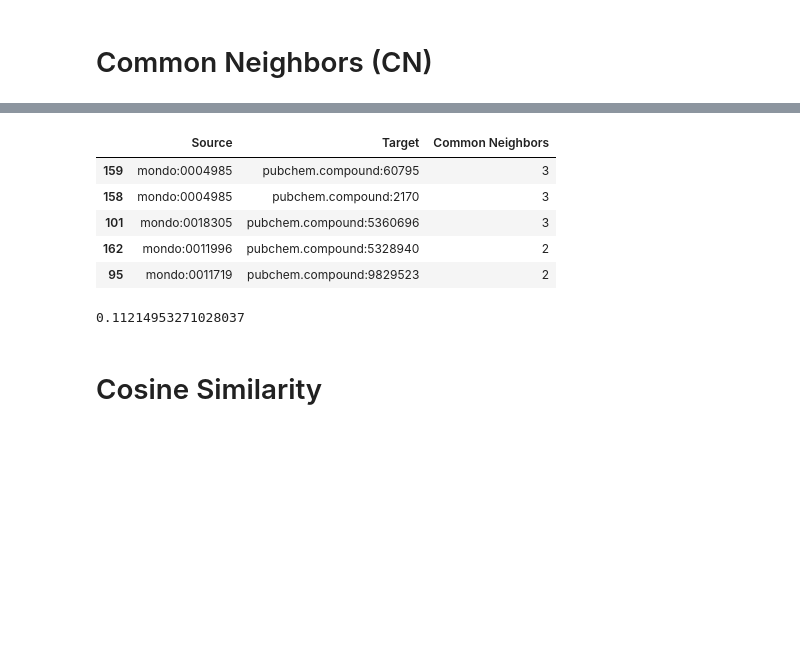
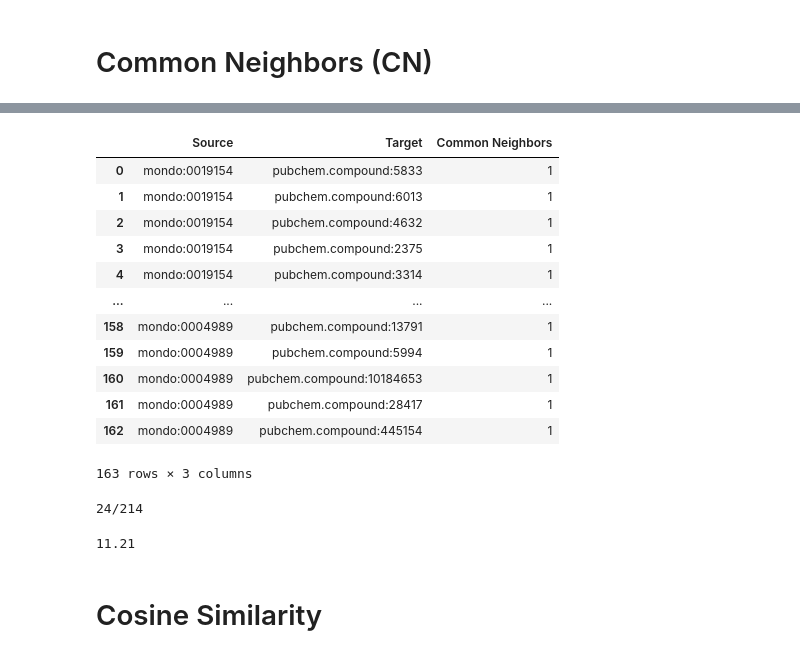
Before and after one commit to enveda/RPath, a Jupyter notebook: src/notebooks/7.0-benchmark_analysis.ipynb, the cells around one changed output, grey strips where cells are left out. Drawn from its saved outputs; the diff is of its cells as text; code cells hidden in the pictures; blank space fills up the shorter version.

```diff
--- a/src/notebooks/7.0-benchmark_analysis.ipynb
+++ b/src/notebooks/7.0-benchmark_analysis.ipynb
@@ -252,19 +266,29 @@ get_accuracy(gold_standard_dict, disease_drug_dict)
 # %%
 disease_drug_dict, df_custom = get_dict_df(disease_custom, drug_custom, graph_custom.to_undirected())
 # %%
-df_custom.sort_values(by=sim_scores['cn'], ascending=False).head()
+df_custom
 # %% [output]
 |  | Source | Target | Common Neighbors |
-| 159 | mondo:0004985 | pubchem.compound:60795 | 3 |
-| 158 | mondo:0004985 | pubchem.compound:2170 | 3 |
-| 101 | mondo:0018305 | pubchem.compound:5360696 | 3 |
-| 162 | mondo:0011996 | pubchem.compound:5328940 | 2 |
-| 95 | mondo:0011719 | pubchem.compound:9829523 | 2 |
+| 0 | mondo:0019154 | pubchem.compound:5833 | 1 |
+| 1 | mondo:0019154 | pubchem.compound:6013 | 1 |
+| 2 | mondo:0019154 | pubchem.compound:4632 | 1 |
+| 3 | mondo:0019154 | pubchem.compound:2375 | 1 |
+| 4 | mondo:0019154 | pubchem.compound:3314 | 1 |
+| ... | ... | ... | ... |
+| 158 | mondo:0004989 | pubchem.compound:13791 | 1 |
+| 159 | mondo:0004989 | pubchem.compound:5994 | 1 |
+| 160 | mondo:0004989 | pubchem.compound:10184653 | 1 |
+| 161 | mondo:0004989 | pubchem.compound:28417 | 1 |
+| 162 | mondo:0004989 | pubchem.compound:445154 | 1 |
+163 rows × 3 columns
 # %%
 # Accuracy for custom KG
-get_accuracy(gold_standard_dict, disease_drug_dict)
+cn_acc2 = get_accuracy(gold_standard_dict, disease_drug_dict)
+score_actual['Common Neighbors'].append(cn_acc2)
+cn_acc2
 # %% [output]
-0.11214953271028037
+24/214
+11.21
 # %% [markdown]
 # Cosine Similarity
 # %%
```
Also changed, not shown: parts of 47 cells of this notebook.
